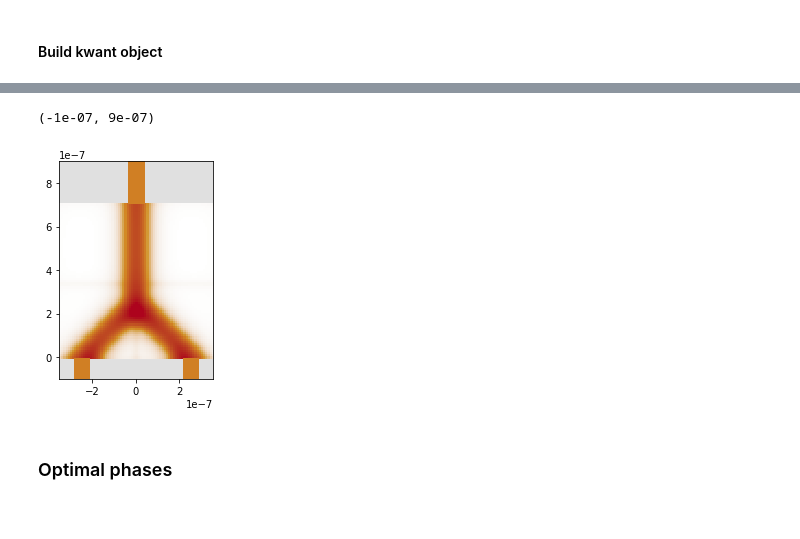
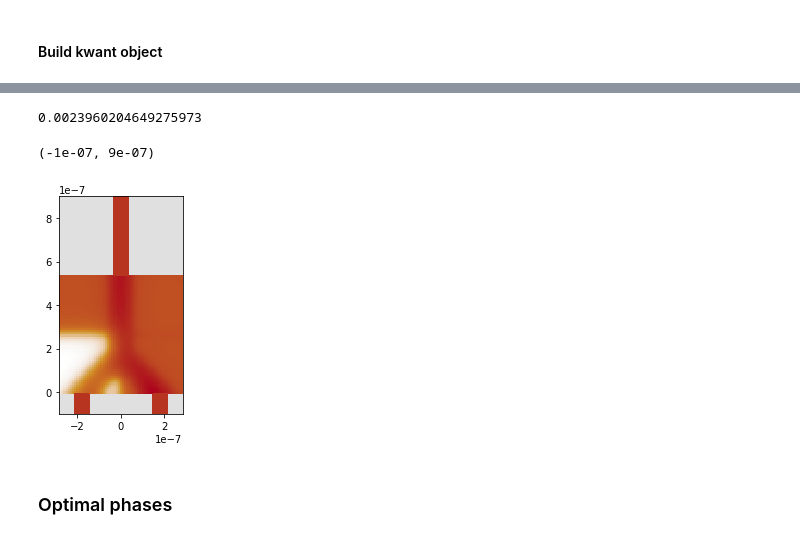
Before and after one commit to Satin21/Trijunction, a Jupyter notebook: analysis/Y.ipynb, the cells around one changed output, grey strips where cells are left out. Drawn from its saved outputs; the diff is of its cells as text; code cells hidden in the pictures.

```diff
--- a/analysis/Y.ipynb
+++ b/analysis/Y.ipynb
@@ -80,7 +68,7 @@ permittivity_air = 1.0
 permittivity_Al2O3 = 9.1
 # %%
 # one only needs to define the arm length L, and the channel width
-L = 50
+L = 40
 width = 15
 gap = 4
 
@@ -439,6 +437,6 @@ importlib.reload(ccode.finite_system)
 # %%
 %%time
 
-trijunction, f_params = ccode.finite_system.finite_system(**geometry)
+trijunction, f_params = finite_system(**geometry)
 trijunction = trijunction.finalized()
 # %% [output]
@@ -460,7 +458,7 @@ params = pm.junction_parameters(m_nw=[mu, mu, mu], m_qd=0)
 # %%
-voltages = voltage_dict(depleted=-2e-3, acumulate=10e-3)
-#voltages['top_1'] = -20e-3
-#voltages['top_2'] = -20e-3
+voltages = voltage_dict(depleted=-2e-3, acumulate=15e-3)
+voltages['left_1'] = -40e-3
+voltages['left_2'] = -40e-3
 
 clean_potential = gate_potential(
         poisson_system,
@@ -488,0 +490,9 @@ f_mu = f_params(**params)['mu']
+# %%
+coordinates = np.array(list(clean_potential.keys()))
+
+x = coordinates[:, 0]
+y = coordinates[:, 1]
+width_plot = np.unique(x).shape[0]
+X = x.reshape(width_plot, -1) / a
+Y = y.reshape(width_plot, -1) / a
+Z = np.round(np.array(list(clean_potential.values())).reshape(width_plot, -1) * -1, 4)
@@ -489,14 +505,23 @@ f_mu = f_params(**params)['mu']
 # %%
-def plot_f_mu(i):
-    x, y = trijunction.sites[i].pos
-    return f_mu(x, y)
+mu
+# %% [output]
+0.0023960204649275973
 # %%
+mu = pm.bands[0]
+params = pm.junction_parameters(m_nw=[mu, mu, mu], m_qd=0)
+params.update(potential=clean_potential)
+f_mu = f_params(**params)['mu']
+
+def plot_f_mu(i):
+    x, y = trijunction.sites[i].pos
+    return f_mu(x, y)
+
 fig, ax = plt.subplots()
 kwant.plotter.map(trijunction, plot_f_mu, ax=ax)
 ax.set_ylim(-1e-7, 9e-7)
 # %% [output]
 (-1e-07, 9e-07)
-[figure, old version]
+[figure, new version]
 # %% [markdown]
 ### Optimal phases
 # %%
```
Also changed, not shown: parts of 24 cells of this notebook.
